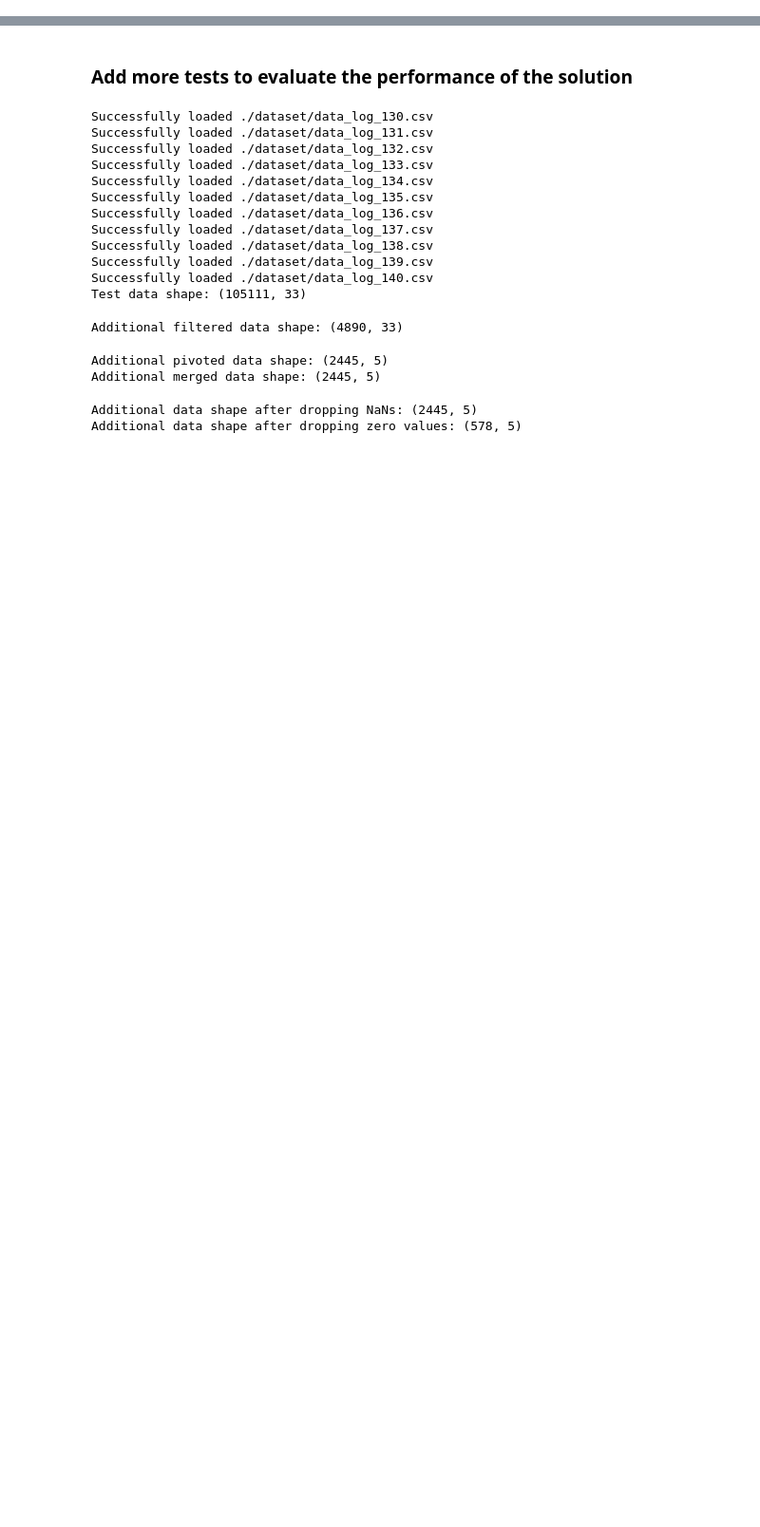
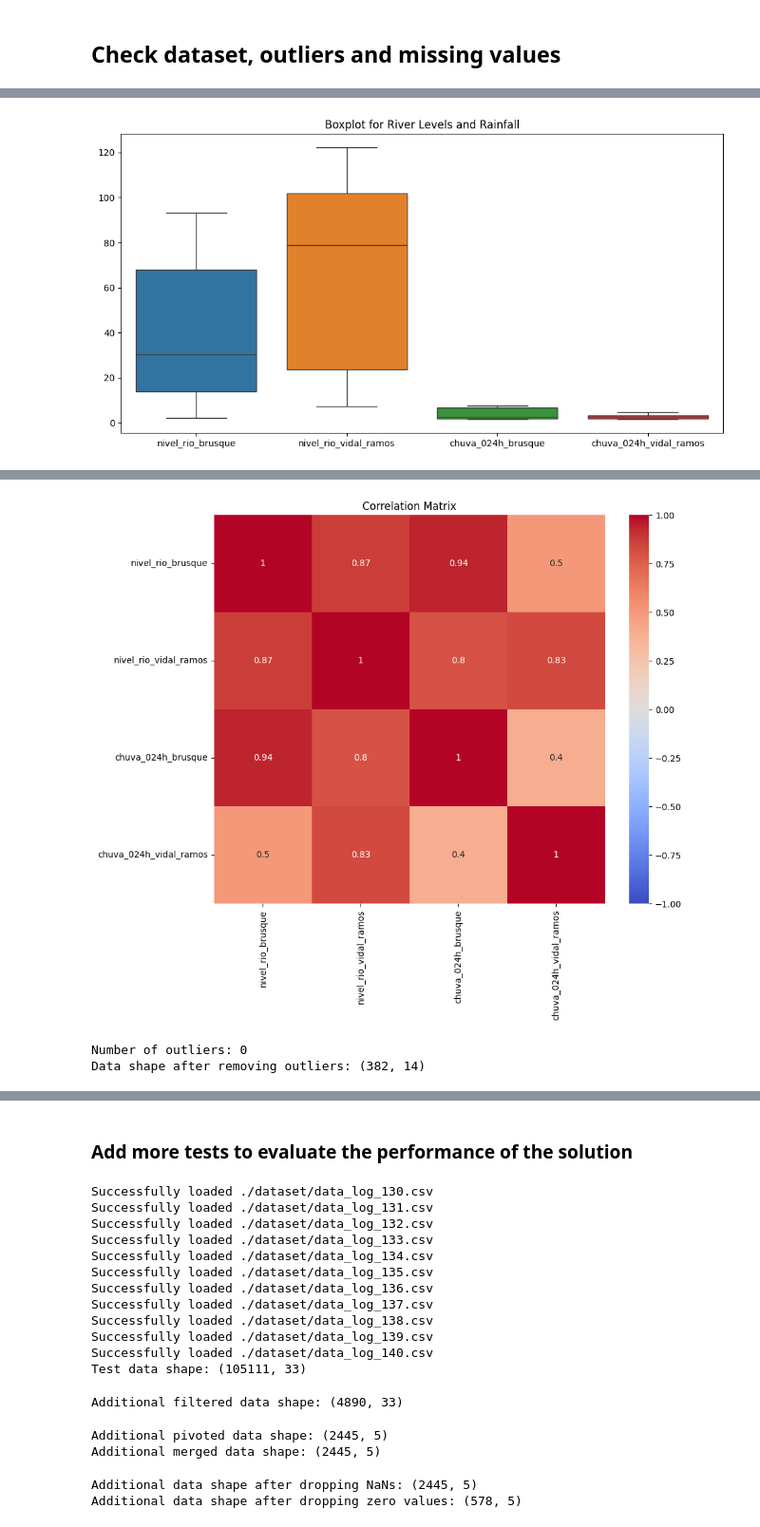
Before and after one commit to Klausdk1999/predict-conditions, a Jupyter notebook: predict_brusque.ipynb, the cells around one changed output, grey strips where cells are left out. Shown at 95% size. Cells and saved outputs as stored; diff of their text form; code cells hidden in the pictures; blank space fills up the shorter version.

Commit message:
correlation and outliers

```diff
--- a/predict_brusque.ipynb
+++ b/predict_brusque.ipynb
@@ -293,0 +278,73 @@ Mean Squared Error: 1.7473
+# %% [markdown]
+## Check dataset, outliers and missing values
+# %%
+#%pip install seaborn
+%matplotlib inline
+
+import pandas as pd
+import numpy as np
+import matplotlib.pyplot as plt
+import seaborn as sns
+
+# Drop rows where river levels are not available
+merged_data.dropna(subset=['nivel_rio_brusque', 'nivel_rio_vidal_ramos'], inplace=True)
+print(f"Data shape after dropping NaNs: {merged_data.shape}")
+print(merged_data.head())
+
+# Drop rows where river levels are not available or invalid (zero values)
+merged_data = merged_data[(merged_data['nivel_rio_brusque'] > 0) & (merged_data['nivel_rio_vidal_ramos'] > 0)]
+print(f"Data shape after dropping zero values: {merged_data.shape}")
+print(merged_data.head())
+
+# Set the timestamp as the index
+merged_data.set_index('timestamp', inplace=True)
+
+# Ensure the index is a DatetimeIndex
+merged_data.index = pd.to_datetime(merged_data.index)
+print(f"Index after ensuring DatetimeIndex: {merged_data.index}")
+
+# Sort the data by index
+merged_data.sort_index(inplace=True)
+
+# Print rows where river level in Brusque is greater than 20
+high_river_levels = merged_data[merged_data['nivel_rio_brusque'] > 20]
+print(f"Rows where river level in Brusque is greater than 20:\n{high_river_levels}")
+
+# Dataset review
+print("Dataset Review:")
+print(merged_data.describe())
+
+# Check for outliers using boxplots
+plt.figure(figsize=(12, 6))
+sns.boxplot(data=merged_data[['nivel_rio_brusque', 'nivel_rio_vidal_ramos', 'chuva_024h_brusque', 'chuva_024h_vidal_ramos']])
+plt.title('Boxplot for River Levels and Rainfall')
+plt.show()
+
+# Check variable correlation
+correlation_matrix = merged_data[['nivel_rio_brusque', 'nivel_rio_vidal_ramos', 'chuva_024h_brusque', 'chuva_024h_vidal_ramos']].corr()
+print("Correlation Matrix:")
+print(correlation_matrix)
+
+# Plot the correlation matrix
+plt.figure(figsize=(10, 8))
+sns.heatmap(correlation_matrix, annot=True, cmap='coolwarm', vmin=-1, vmax=1)
+plt.title('Correlation Matrix')
+plt.show()
+
+# Check for outliers using z-score
+from scipy.stats import zscore
+
+z_scores = np.abs(zscore(merged_data[['nivel_rio_brusque', 'nivel_rio_vidal_ramos', 'chuva_024h_brusque', 'chuva_024h_vidal_ramos']]))
+outliers = (z_scores > 3).any(axis=1)
+print(f"Number of outliers: {outliers.sum()}")
+
+# Remove outliers
+merged_data_no_outliers = merged_data[~outliers]
+print(f"Data shape after removing outliers: {merged_data_no_outliers.shape}")
+
+# Plot the data after removing outliers
+plt.figure(figsize=(12, 6))
+sns.boxplot(data=merged_data_no_outliers[['nivel_rio_brusque', 'nivel_rio_vidal_ramos', 'chuva_024h_brusque', 'chuva_024h_vidal_ramos']])
+plt.title('Boxplot for River Levels and Rainfall (No Outliers)')
+plt.show()
+# %% [output]
@@ -293,0 +368 @@ Mean Squared Error: 1.7473
+[figure, added]
@@ -293,0 +381,3 @@ Mean Squared Error: 1.7473
+[figure, added]
+Number of outliers: 0
+Data shape after removing outliers: (382, 14)
```
Also changed, not shown: parts of 11 cells of this notebook.
